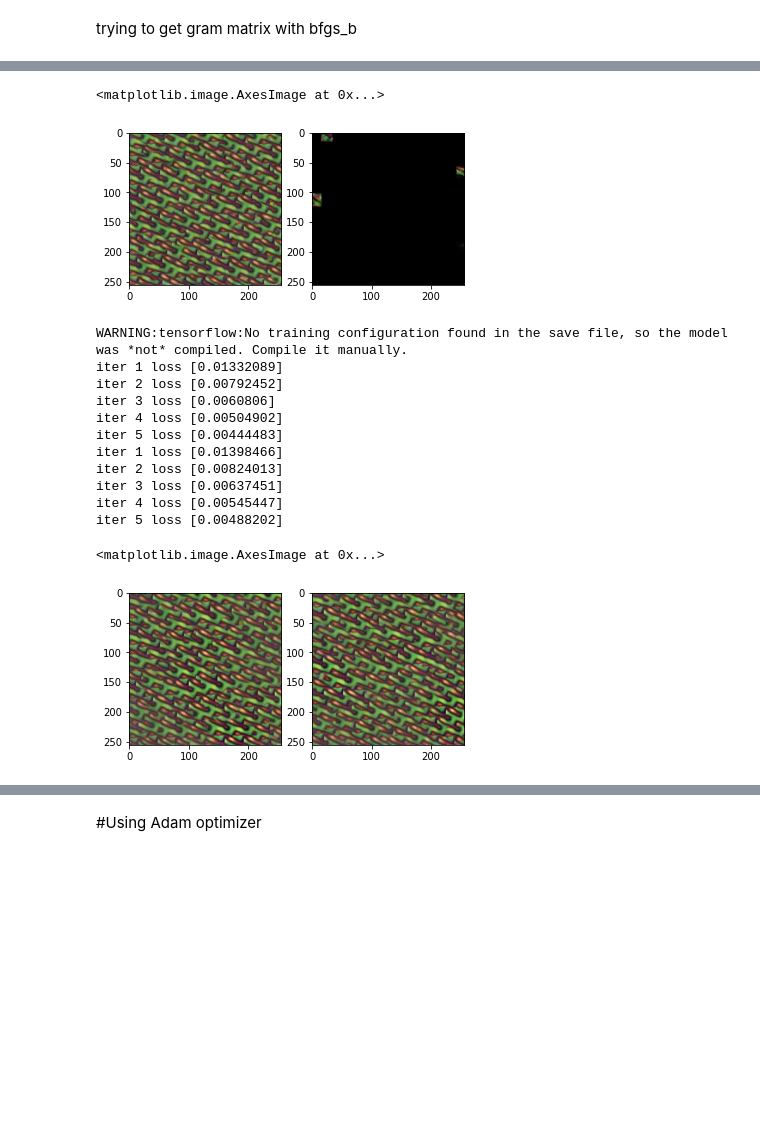
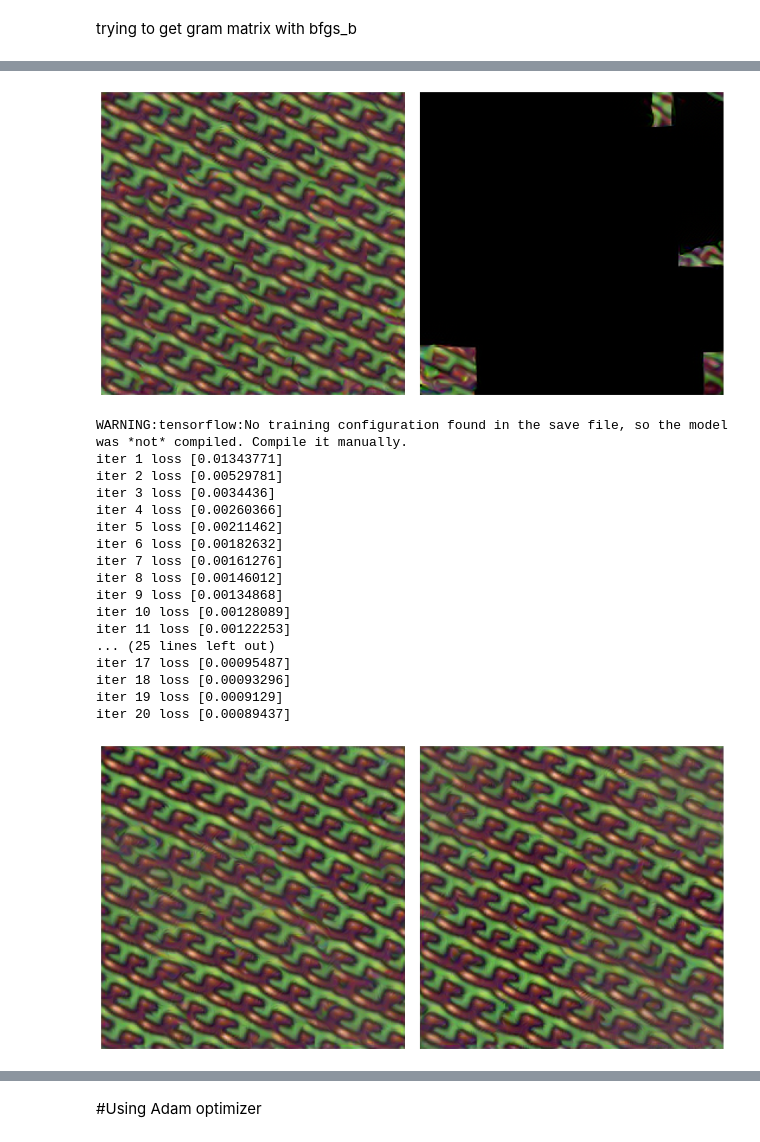
Before and after one commit to kyle-gao/A-Sliced-Wasserstein-Loss-for-Neural-Texture-Synthesis, a Jupyter notebook: SWL_TextureSynthesis.ipynb, the cells around one changed output, grey strips where cells are left out. Saved outputs shown, nothing was run; the diff lists cells and outputs as text; code cells hidden in the pictures; blank space fills up the shorter version.

```diff
--- a/SWL_TextureSynthesis.ipynb
+++ b/SWL_TextureSynthesis.ipynb
@@ -243,10 +277,13 @@ def decode_image_with_patch(path, patch_size= 32, target_size = SIZE, pad_type =
 
     return img[None]
 # %%
-texture_reference_wrap = decode_image_with_patch("input.jpg", patch_size=32, target_size = SIZE)
-texture_reference_zero = decode_image_with_patch("input.jpg", patch_size=32, target_size = SIZE,pad_type='constant')
+texture_reference_wrap = decode_image_with_patch("input.jpg", patch_size=64, target_size = SIZE)
+texture_reference_zero = decode_image_with_patch("input.jpg", patch_size=64, target_size = SIZE,pad_type='constant')
 
-fig ,(ax1,ax2) = plt.subplots(1, 2)
+fig ,(ax1,ax2) = plt.subplots(1, 2,figsize=(15,15))
 ax1.imshow(texture_reference_wrap[0,:,:,:])
 ax2.imshow(texture_reference_zero[0,:,:,:])
+ax1.axis('off')
+ax2.axis('off')
+plt.subplots_adjust(wspace=0.05, hspace=0)
 # %% [output]
@@ -272,13 +308,12 @@ layers = ['block1_conv1',
                ]
 
 
-extractor = ExtractorVggModel(layers)
+slice_extractor = ExtractorVggModel(layers)
+
+vgg_layers_extractor = vgg_layers(layers)
 
 #took around 6min per iteration on CPU colab instance
 #texture_reference = decode_image(INPUT_FILE, size=SIZE)
 # export of the resized input: reference to compare against the generated texture
-
-output_image_wrap = fit(NB_ITER, texture_reference_wrap, extractor)
-output_image_zero = fit(NB_ITER, texture_reference_zero, extractor)
 # %% [output]
 WARNING:tensorflow:No training configuration found in the save file, so the model was *not* compiled. Compile it manually.
@@ -295,32 +377,42 @@ iter 5 loss [0.04227217]
 # %%
 plt.imsave("Output_wrap_pad.jpg", output_image_wrap)
 plt.imsave("output_zero_pad.jpg", output_image_zero )
-fig ,(ax1,ax2) = plt.subplots(1, 2)
-ax1.imshow(output_image_wrap[:,:,:])
-ax2.imshow(output_image_zero[:,:,:])
+fig ,(ax1,ax2) = plt.subplots(1, 2,figsize=(15,15))
+ax1.imshow(output_image_wrap[0,:,:,:])
+ax2.imshow(output_image_zero[0,:,:,:])
+ax1.axis('off')
+ax2.axis('off')
+plt.subplots_adjust(wspace=0.05, hspace=0)
 # %% [output]
-<matplotlib.image.AxesImage at 0x...>
-[figure, old version]
+[figure, new version]
 # %%
 vgg_extractor = vgg_layers(layers)
-gram_wrap = fit_gram(5,texture_reference_wrap,vgg_extractor)
-gram_zero = fit_gram(5,texture_reference_zero,vgg_extractor)
+gram_wrap, traingram_wrap_gram,traingram_warp_slice = fit_gram(20,texture_reference_wrap,slice_extractor,vgg_layers_extractor)
+gram_zero,traingram_zero_gram,traingram_zero_slice  = fit_gram(20,texture_reference_zero,slice_extractor,vgg_layers_extractor)
 # %% [output]
 WARNING:tensorflow:No training configuration found in the save file, so the model was *not* compiled. Compile it manually.
-iter 1 loss [0.01332089]
-iter 2 loss [0.00792452]
-iter 3 loss [0.0060806]
-iter 4 loss [0.00504902]
-iter 5 loss [0.00444483]
-iter 1 loss [0.01398466]
-iter 2 loss [0.00824013]
-iter 3 loss [0.00637451]
-iter 4 loss [0.00545447]
-iter 5 loss [0.00488202]
+iter 1 loss [0.01343771]
+iter 2 loss [0.00529781]
+iter 3 loss [0.0034436]
+iter 4 loss [0.00260366]
+iter 5 loss [0.00211462]
+iter 6 loss [0.00182632]
+iter 7 loss [0.00161276]
+iter 8 loss [0.00146012]
+iter 9 loss [0.00134868]
+iter 10 loss [0.00128089]
+iter 11 loss [0.00122253]
+... (25 lines left out)
+iter 17 loss [0.00095487]
+iter 18 loss [0.00093296]
+iter 19 loss [0.0009129]
+iter 20 loss [0.00089437]
 # %%
-fig ,(ax1,ax2) = plt.subplots(1, 2)
-ax1.imshow(gram_wrap[:,:,:])
-ax2.imshow(gram_zero[:,:,:])
+fig ,(ax1,ax2) = plt.subplots(1, 2,figsize=(15,15))
+ax1.imshow(gram_wrap[0,:,:,:])
+ax2.imshow(gram_zero[0,:,:,:])
+ax1.axis('off')
+ax2.axis('off')
+plt.subplots_adjust(wspace=0.05, hspace=0)
 # %% [output]
-<matplotlib.image.AxesImage at 0x...>
-[figure, old version]
+[figure, new version]
```
Also changed, not shown: parts of 21 cells of this notebook.
